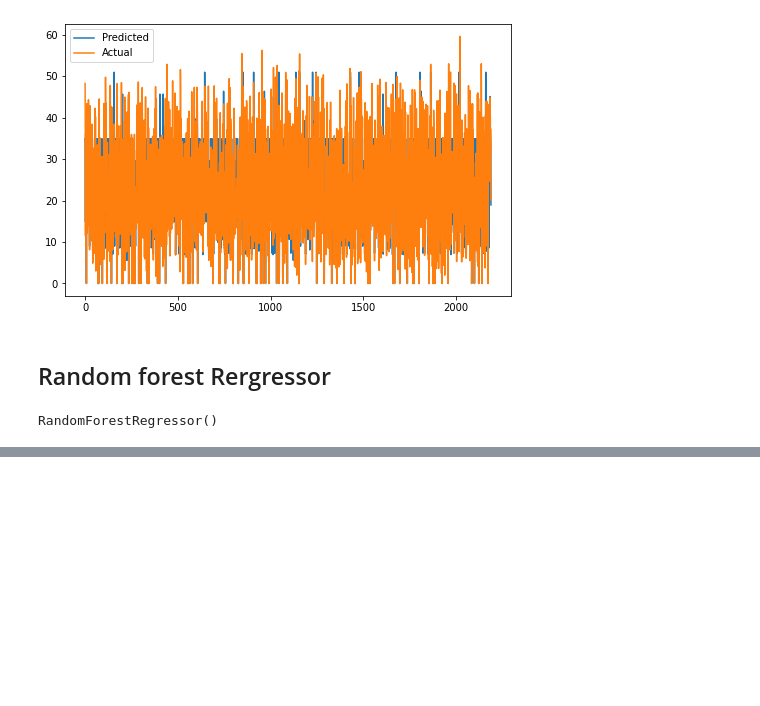
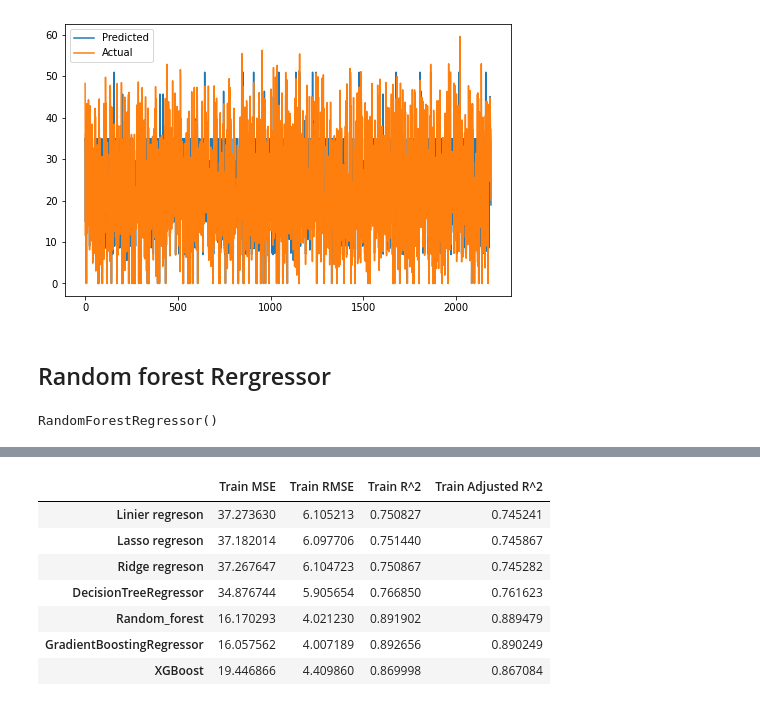
Before and after one commit to satyam-jyoti-sankar/Bike-Sharing-Demand-Prediction-, a Jupyter notebook: Bike_Sharing_Demand_Prediction_Capstone_Project.ipynb, the cells around one changed output, grey strips where cells are left out. Cells and saved outputs as stored; diff of their text form; code cells hidden in the pictures; blank space fills up the shorter version.

```diff
--- a/Bike_Sharing_Demand_Prediction_Capstone_Project.ipynb
+++ b/Bike_Sharing_Demand_Prediction_Capstone_Project.ipynb
@@ -953,0 +1158,11 @@ plt.show()
+# %%
+Test.transpose()
+# %% [output]
+|  | Train MSE | Train RMSE | Train R^2 | Train Adjusted R^2 |
+| Linier regreson | 37.273630 | 6.105213 | 0.750827 | 0.745241 |
+| Lasso regreson | 37.182014 | 6.097706 | 0.751440 | 0.745867 |
+| Ridge regreson | 37.267647 | 6.104723 | 0.750867 | 0.745282 |
+| DecisionTreeRegressor | 34.876744 | 5.905654 | 0.766850 | 0.761623 |
+| Random_forest | 16.170293 | 4.021230 | 0.891902 | 0.889479 |
+| GradientBoostingRegressor | 16.057562 | 4.007189 | 0.892656 | 0.890249 |
+| XGBoost | 19.446866 | 4.409860 | 0.869998 | 0.867084 |
```
Also changed, not shown: parts of 27 cells of this notebook.
